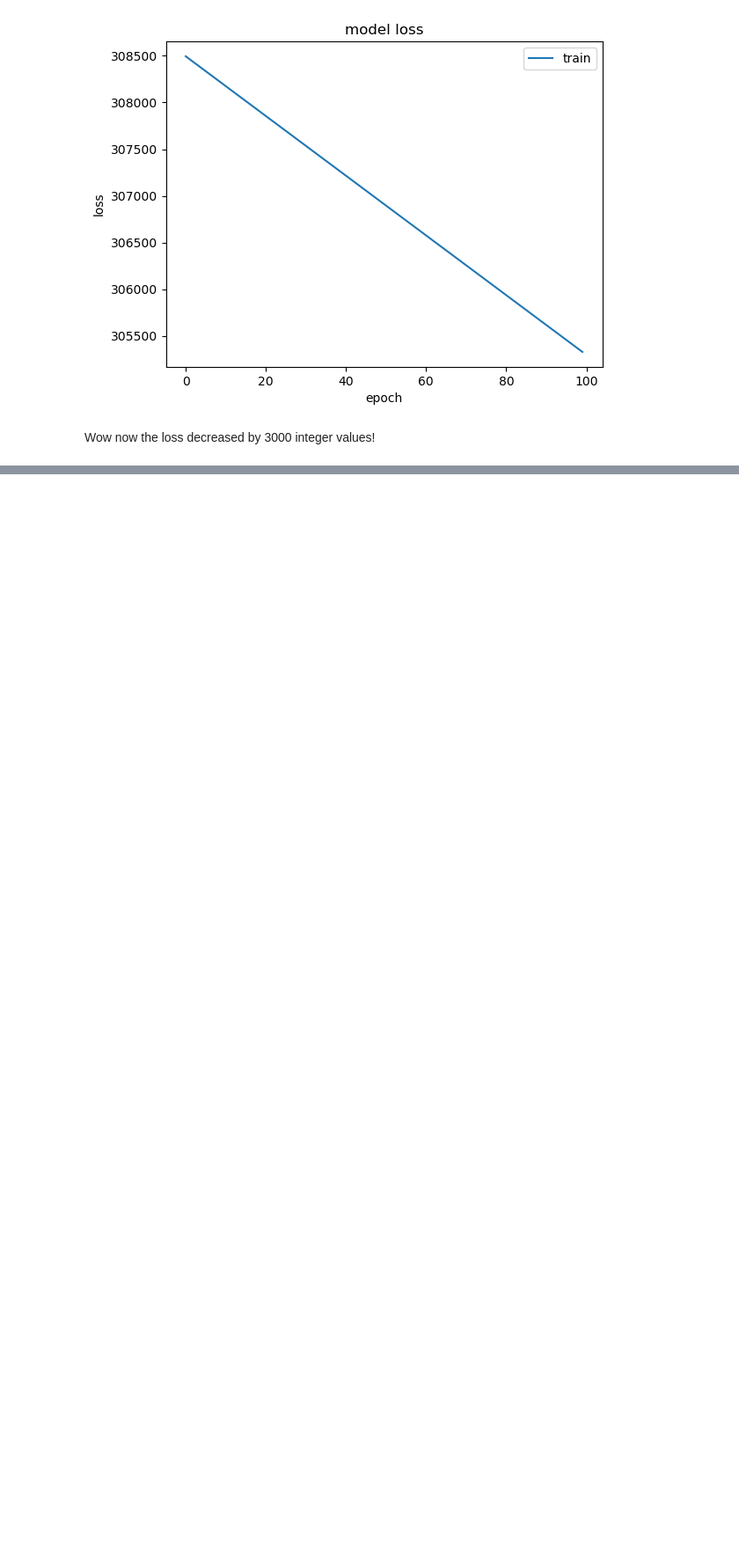
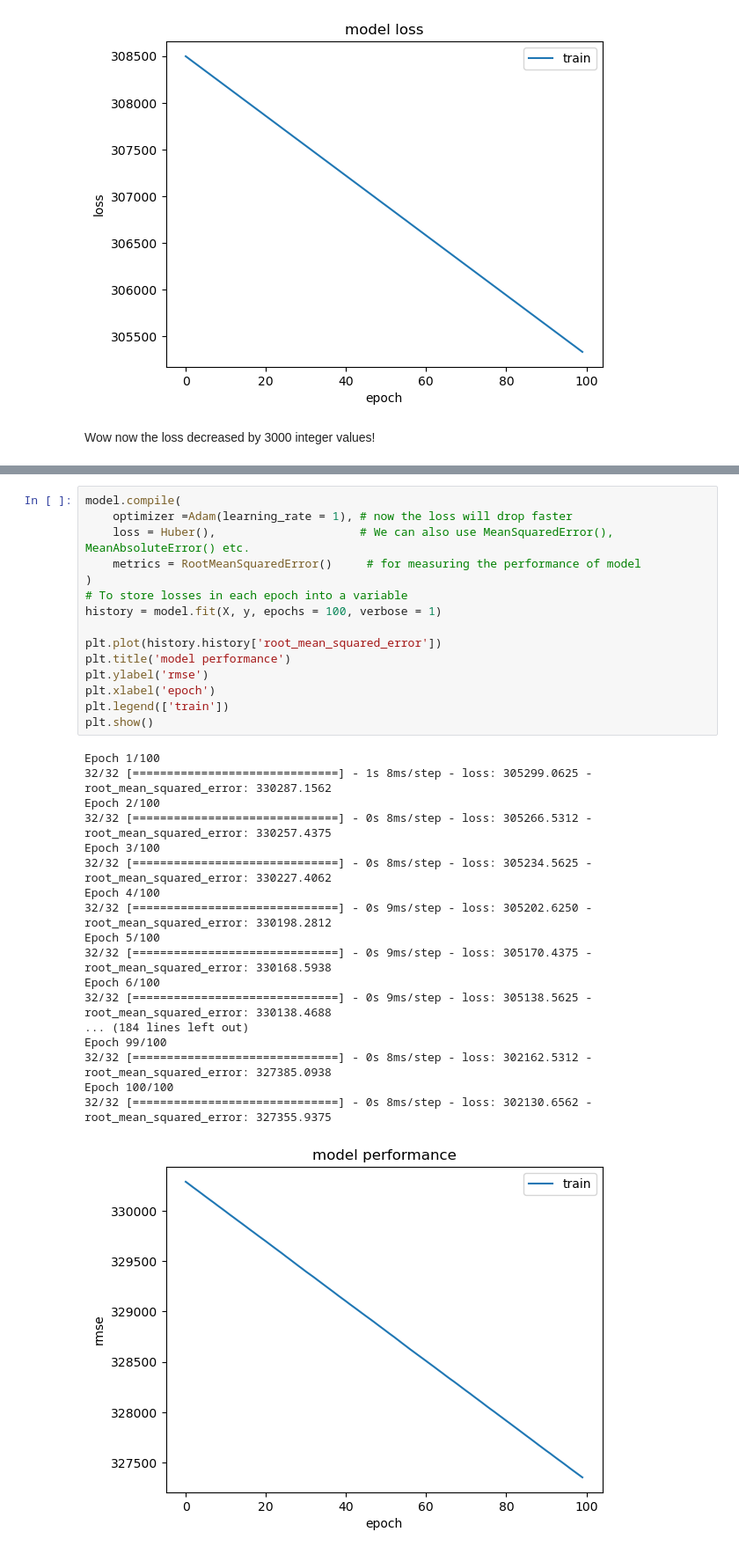
Before and after one commit to hamdaan-shaikh/LearnTF, a Jupyter notebook: 02_Building_Neural_Networks_with_TensorFlow_[Car_Price_Prediction].ipynb, the cells around one changed output, grey strips where cells are left out. Shown at 88% size. Cells and saved outputs as stored; diff of their text form; blank space fills up the shorter version.

Commit message:
Added Performance Measurement of models

```diff
--- a/02_Building_Neural_Networks_with_TensorFlow_[Car_Price_Prediction].ipynb
+++ b/02_Building_Neural_Networks_with_TensorFlow_[Car_Price_Prediction].ipynb
@@ -544,0 +555,34 @@ Wow now the loss decreased by 3000 integer values!
+# %%
+model.compile(
+    optimizer =Adam(learning_rate = 1), # now the loss will drop faster
+    loss = Huber(),                     # We can also use MeanSquaredError(), MeanAbsoluteError() etc.
+    metrics = RootMeanSquaredError()     # for measuring the performance of model
+)
+# To store losses in each epoch into a variable
+history = model.fit(X, y, epochs = 100, verbose = 1)
+
+plt.plot(history.history['root_mean_squared_error'])
+plt.title('model performance')
+plt.ylabel('rmse')
+plt.xlabel('epoch')
+plt.legend(['train'])
+plt.show()
+# %% [output]
+Epoch 1/100
+32/32 [==============================] - 1s 8ms/step - loss: 305299.0625 - root_mean_squared_error: 330287.1562
+Epoch 2/100
+32/32 [==============================] - 0s 8ms/step - loss: 305266.5312 - root_mean_squared_error: 330257.4375
+Epoch 3/100
+32/32 [==============================] - 0s 8ms/step - loss: 305234.5625 - root_mean_squared_error: 330227.4062
+Epoch 4/100
+32/32 [==============================] - 0s 9ms/step - loss: 305202.6250 - root_mean_squared_error: 330198.2812
+Epoch 5/100
+32/32 [==============================] - 0s 9ms/step - loss: 305170.4375 - root_mean_squared_error: 330168.5938
+Epoch 6/100
+32/32 [==============================] - 0s 9ms/step - loss: 305138.5625 - root_mean_squared_error: 330138.4688
+... (184 lines left out)
+Epoch 99/100
+32/32 [==============================] - 0s 8ms/step - loss: 302162.5312 - root_mean_squared_error: 327385.0938
+Epoch 100/100
+32/32 [==============================] - 0s 8ms/step - loss: 302130.6562 - root_mean_squared_error: 327355.9375
+[figure, added]
```
Also changed, not shown: parts of 17 cells of this notebook.
